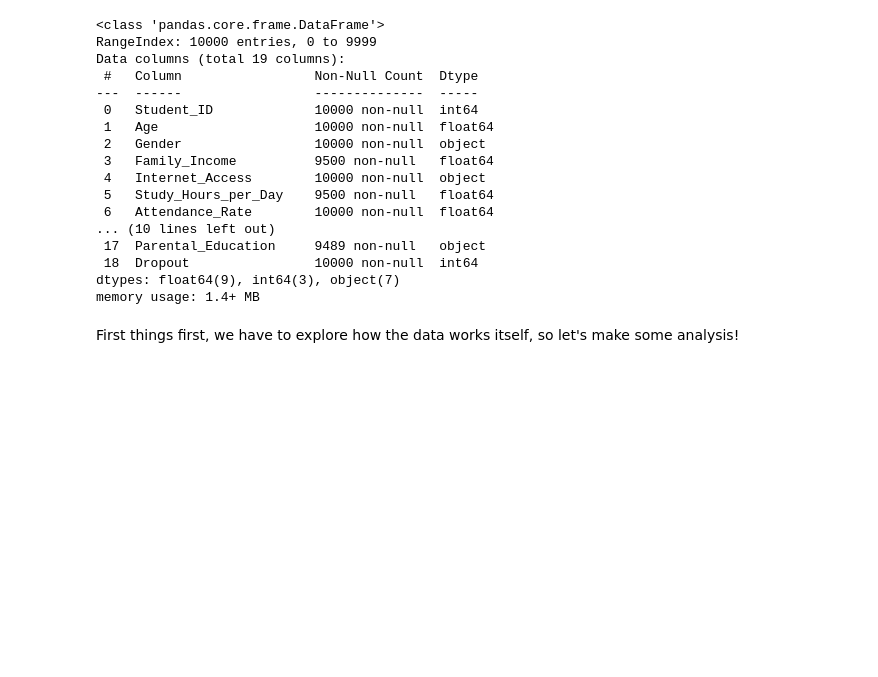
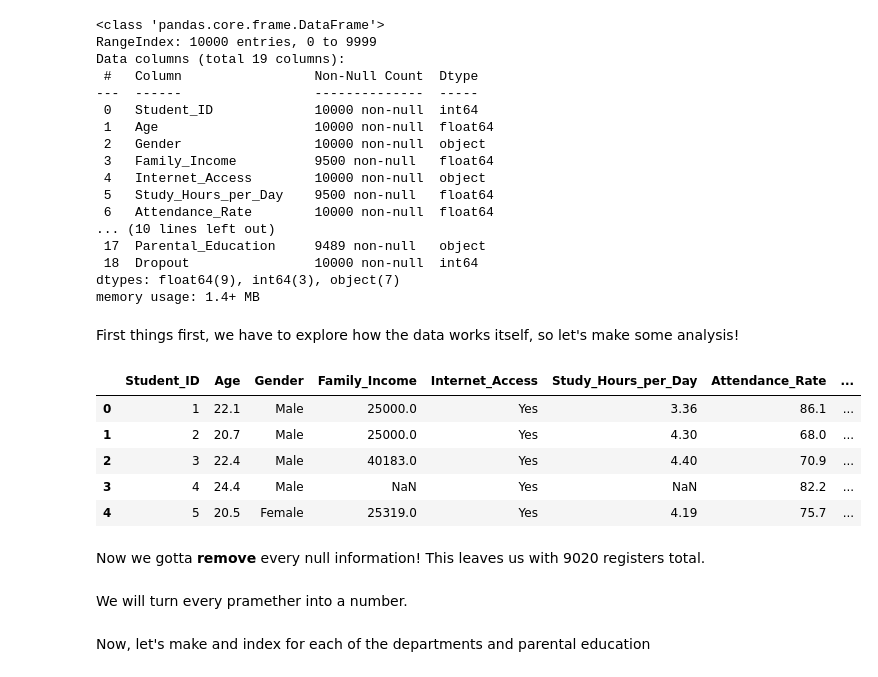
Before and after one commit to Ribeigu/Students-Dropout-Prediction, a Jupyter notebook: dataAnalysis.ipynb, the cells around one changed output. Saved outputs shown, nothing was run; the diff lists cells and outputs as text; code cells hidden in the pictures; blank space fills up the shorter version.

```diff
--- a/dataAnalysis.ipynb
+++ b/dataAnalysis.ipynb
@@ -87,3 +101,14 @@ dtypes: float64(9), int64(3), object(7)
 memory usage: 1.4+ MB
 # %% [markdown]
 First things first, we have to explore how the data works itself, so let's make some analysis!
+# %%
+studentDropout.head()
+# %% [output]
+|  | Student_ID | Age | Gender | Family_Income | Internet_Access | Study_Hours_per_Day | Attendance_Rate | ... |
+| 0 | 1 | 22.1 | Male | 25000.0 | Yes | 3.36 | 86.1 | ... |
+| 1 | 2 | 20.7 | Male | 25000.0 | Yes | 4.30 | 68.0 | ... |
+| 2 | 3 | 22.4 | Male | 40183.0 | Yes | 4.40 | 70.9 | ... |
+| 3 | 4 | 24.4 | Male | NaN | Yes | NaN | 82.2 | ... |
+| 4 | 5 | 20.5 | Female | 25319.0 | Yes | 4.19 | 75.7 | ... |
+# %% [markdown]
+Now we gotta __remove__ every null information! This leaves us with 9020 registers total.
@@ -89,0 +117,2 @@ First things first, we have to explore how the data works itself, so let's make
+# %% [markdown]
+We will turn every pramether into a number.
@@ -89,0 +125,2 @@ First things first, we have to explore how the data works itself, so let's make
+# %% [markdown]
+Now, let's make and index for each of the departments and parental education
```
Also changed, not shown: parts of 6 cells of this notebook.
